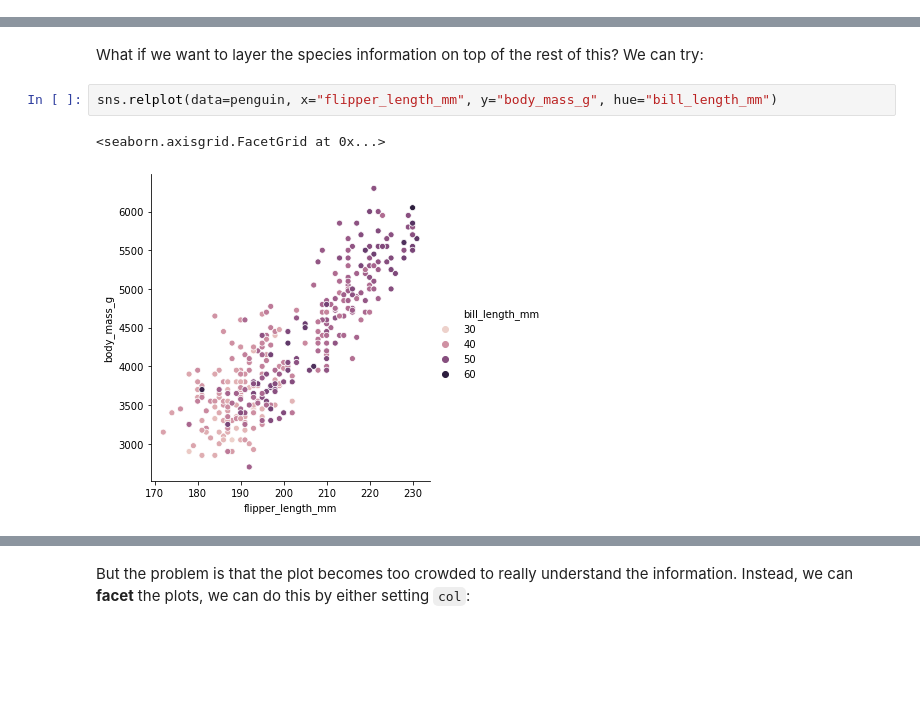
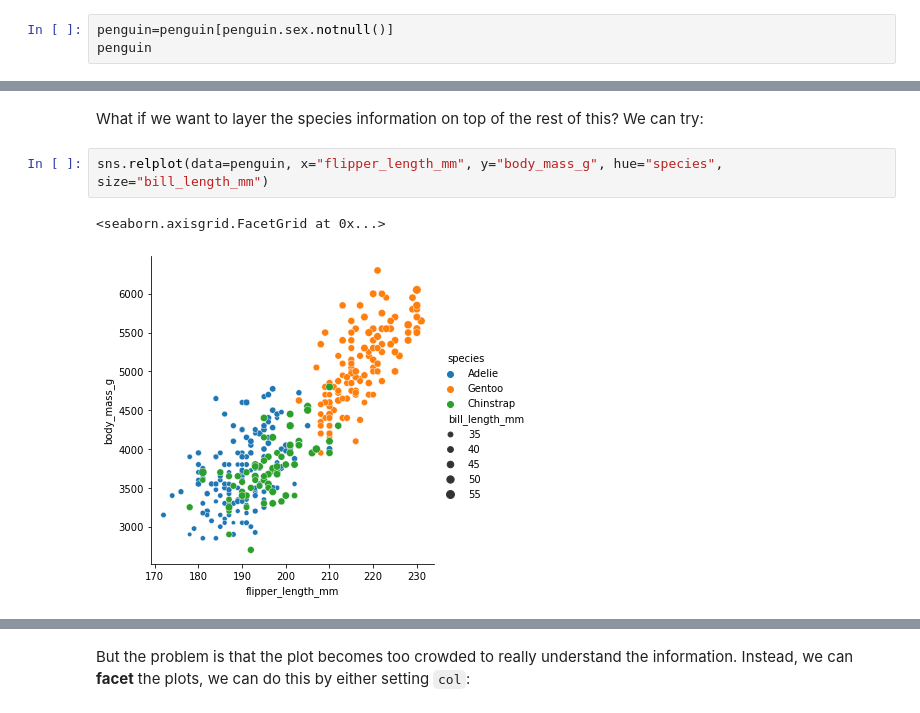
Before and after one commit to timplab/bcmb_bootcamp, a Jupyter notebook: day3/notebooks/visualizing.ipynb, the cells around one changed output, grey strips where cells are left out. Cells and saved outputs as stored; diff of their text form; blank space fills up the shorter version.

```diff
--- a/day3/notebooks/visualizing.ipynb
+++ b/day3/notebooks/visualizing.ipynb
@@ -35,0 +38,3 @@ penguin
+# %%
+penguin=penguin[penguin.sex.notnull()]
+penguin
@@ -83,7 +132,7 @@ sns.relplot(data=penguin, x="flipper_length_mm", y="body_mass_g", size="bill_len
 # %% [markdown]
 What if we want to layer the species information on top of the rest of this?  We can try:
 # %%
-sns.relplot(data=penguin, x="flipper_length_mm", y="body_mass_g", hue="bill_length_mm")
+sns.relplot(data=penguin, x="flipper_length_mm", y="body_mass_g", hue="species", size="bill_length_mm")
 # %% [output]
 <seaborn.axisgrid.FacetGrid at 0x...>
-[figure, old version]
+[figure, new version]
```
Also changed, not shown: parts of 32 cells of this notebook, 1 other file.
